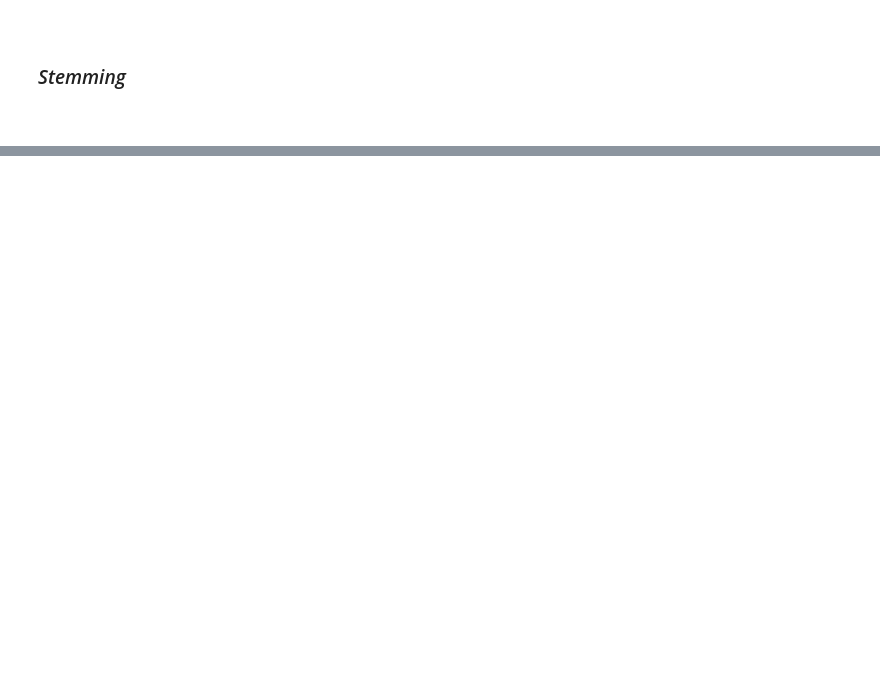
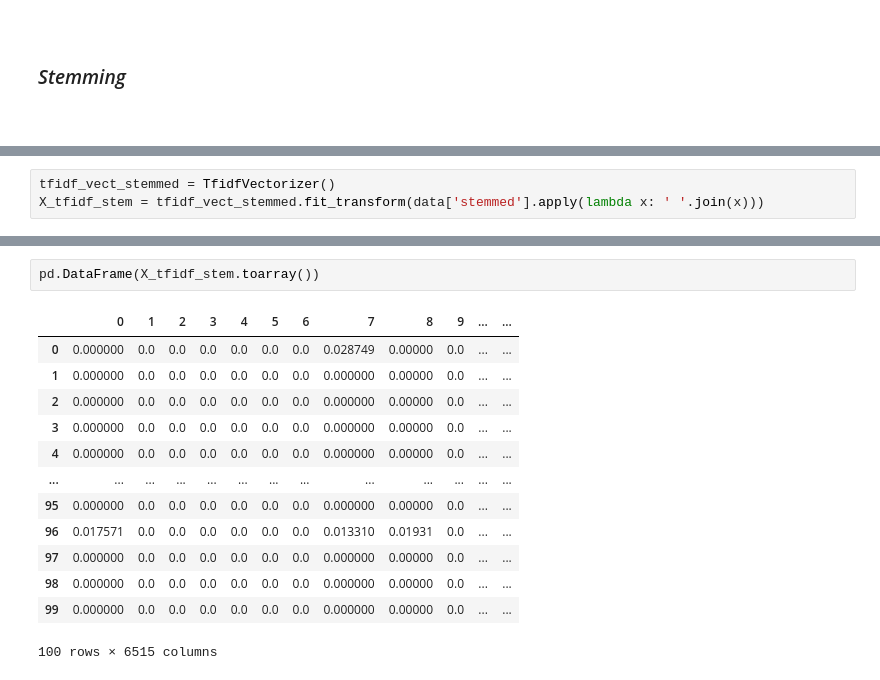
Before and after one commit to CreepyShell/FYP, a Jupyter notebook: nltk_learning.ipynb, the cells around one changed output, grey strips where cells are left out. Cells and saved outputs as stored; diff of their text form; blank space fills up the shorter version.

```diff
--- a/nltk_learning.ipynb
+++ b/nltk_learning.ipynb
@@ -90,0 +215,3 @@ data[:5]
+# %%
+tfidf_vect_stemmed = TfidfVectorizer()
+X_tfidf_stem = tfidf_vect_stemmed.fit_transform(data['stemmed'].apply(lambda x: ' '.join(x)))
@@ -90,0 +224,16 @@ data[:5]
+# %%
+pd.DataFrame(X_tfidf_stem.toarray())
+# %% [output]
+|  | 0 | 1 | 2 | 3 | 4 | 5 | 6 | 7 | 8 | 9 | ... | ... |
+| 0 | 0.000000 | 0.0 | 0.0 | 0.0 | 0.0 | 0.0 | 0.0 | 0.028749 | 0.00000 | 0.0 | ... | ... |
+| 1 | 0.000000 | 0.0 | 0.0 | 0.0 | 0.0 | 0.0 | 0.0 | 0.000000 | 0.00000 | 0.0 | ... | ... |
+| 2 | 0.000000 | 0.0 | 0.0 | 0.0 | 0.0 | 0.0 | 0.0 | 0.000000 | 0.00000 | 0.0 | ... | ... |
+| 3 | 0.000000 | 0.0 | 0.0 | 0.0 | 0.0 | 0.0 | 0.0 | 0.000000 | 0.00000 | 0.0 | ... | ... |
+| 4 | 0.000000 | 0.0 | 0.0 | 0.0 | 0.0 | 0.0 | 0.0 | 0.000000 | 0.00000 | 0.0 | ... | ... |
+| ... | ... | ... | ... | ... | ... | ... | ... | ... | ... | ... | ... | ... |
+| 95 | 0.000000 | 0.0 | 0.0 | 0.0 | 0.0 | 0.0 | 0.0 | 0.000000 | 0.00000 | 0.0 | ... | ... |
+| 96 | 0.017571 | 0.0 | 0.0 | 0.0 | 0.0 | 0.0 | 0.0 | 0.013310 | 0.01931 | 0.0 | ... | ... |
+| 97 | 0.000000 | 0.0 | 0.0 | 0.0 | 0.0 | 0.0 | 0.0 | 0.000000 | 0.00000 | 0.0 | ... | ... |
+| 98 | 0.000000 | 0.0 | 0.0 | 0.0 | 0.0 | 0.0 | 0.0 | 0.000000 | 0.00000 | 0.0 | ... | ... |
+| 99 | 0.000000 | 0.0 | 0.0 | 0.0 | 0.0 | 0.0 | 0.0 | 0.000000 | 0.00000 | 0.0 | ... | ... |
+100 rows × 6515 columns
```
Also changed, not shown: parts of 30 cells of this notebook.
